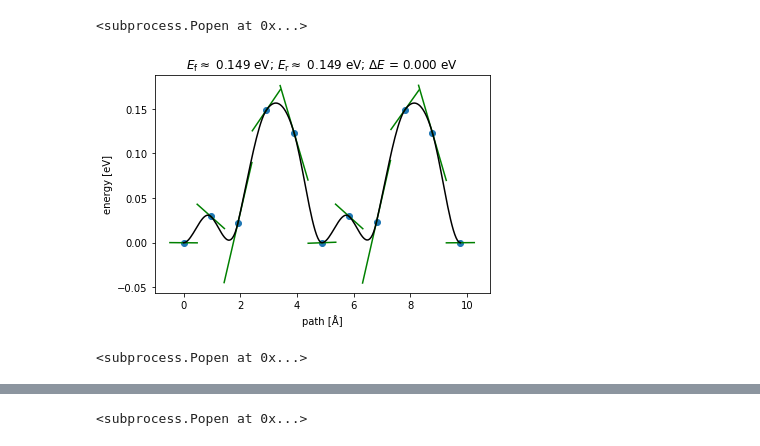
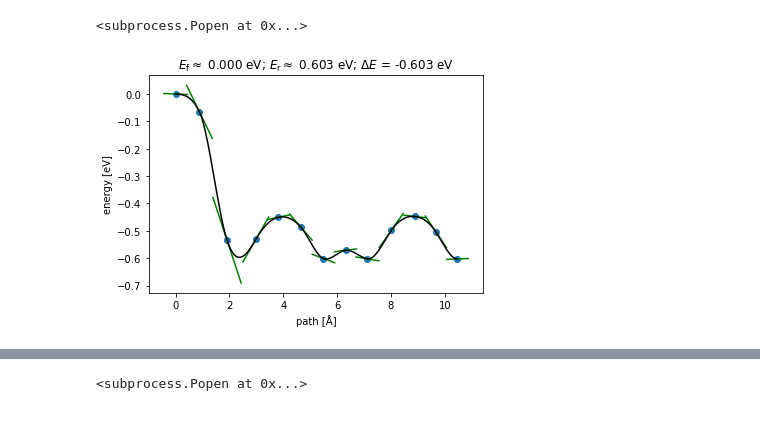
Before and after one commit to cpaolucc/tutorial, a Jupyter notebook: Girls_Hoo_Code_Tutorial.ipynb, the cells around one changed output, grey strips where cells are left out. Drawn from its saved outputs; the diff is of its cells as text; code cells hidden in the pictures.

```diff
--- a/Girls_Hoo_Code_Tutorial.ipynb
+++ b/Girls_Hoo_Code_Tutorial.ipynb
@@ -124,32 +278,24 @@ True
 # %%
-import matplotlib.pyplot as plt
-from ase.neb import NEBTools
-from ase.io import read
-
-images = read('neb.traj@-11:')
+images = read('O2_dissociation.traj@-13:')
 
 nebtools = NEBTools(images)
 
 # Get the calculated barrier and the energy change of the reaction.
 Ef, dE = nebtools.get_barrier()
 
 # Get the barrier without any interpolation between highest images.
 Ef, dE = nebtools.get_barrier(fit=False)
 
 # Get the actual maximum force at this point in the simulation.
 max_force = nebtools.get_fmax()
 
 # Create a figure like that coming from ASE-GUI.
 fig = nebtools.plot_band()
 fig.savefig('diffusion-barrier.png')
 # To view movie with ase gui $ase gui neb.traj@-5:
 # Then use NEB tools
 
 view(images)
 # %% [output]
 <subprocess.Popen at 0x...>
-[figure, old version]
+[figure, new version]
-# %%
-view(images)
-# %% [output]
-<subprocess.Popen at 0x...>
```
Also changed, not shown: parts of 18 cells of this notebook.
